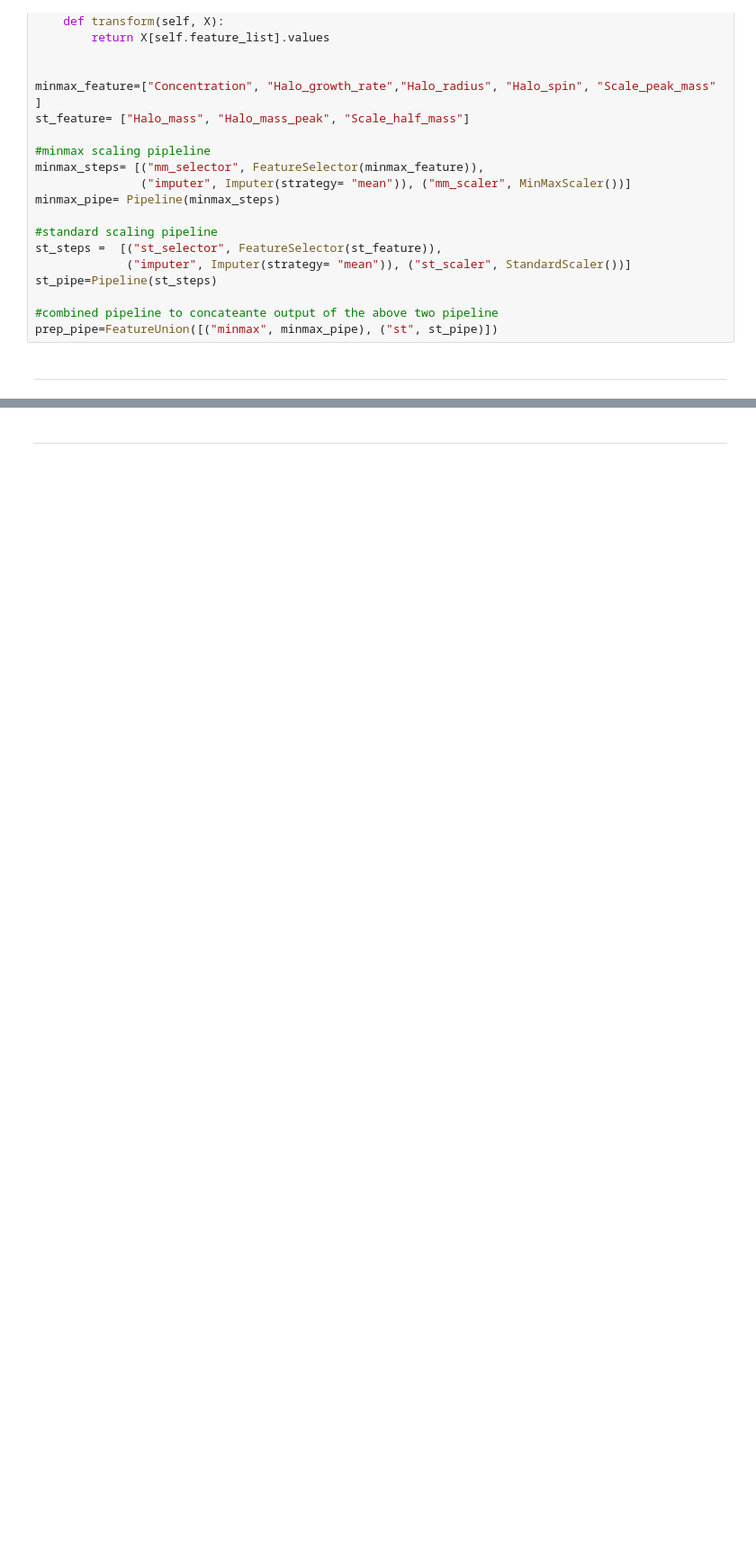
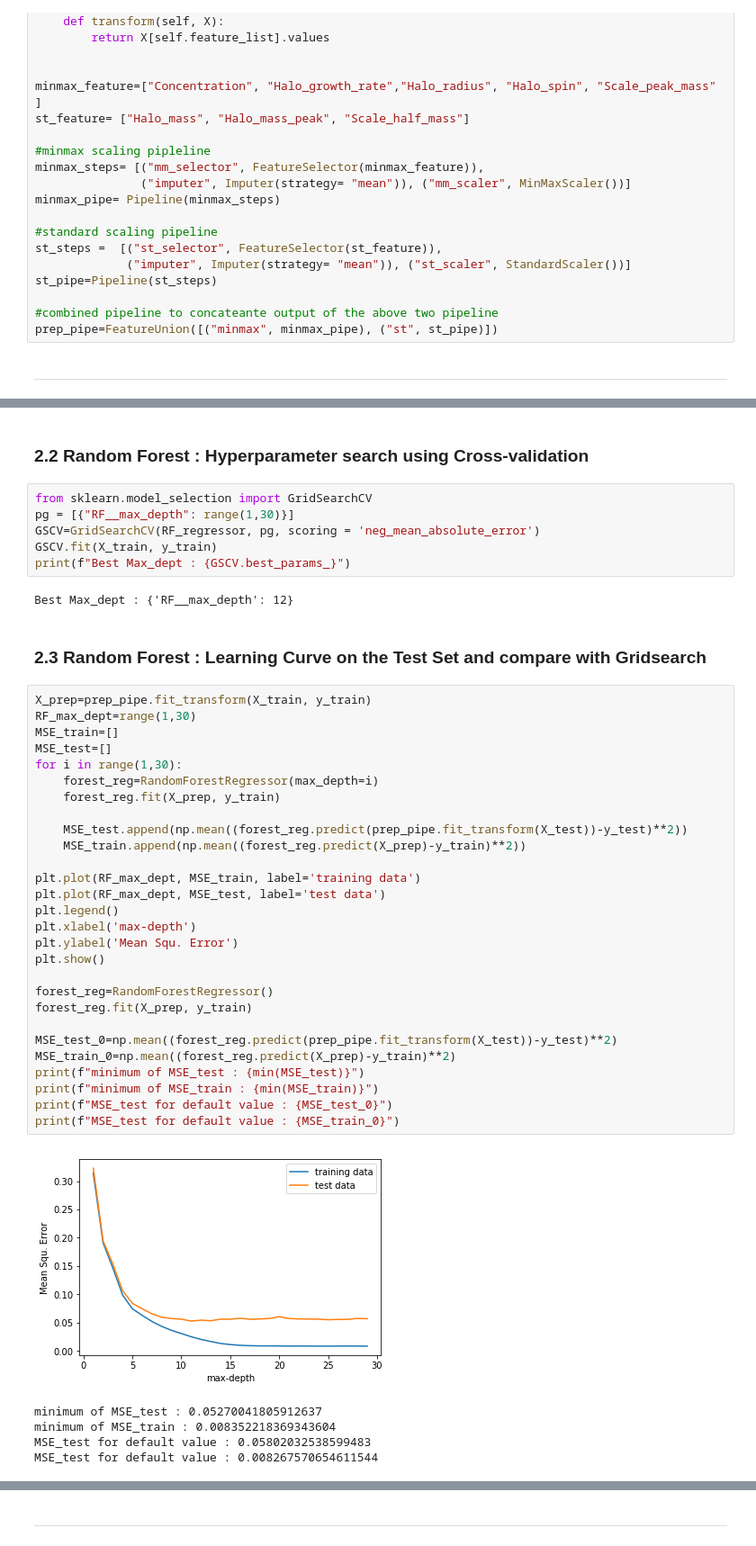
Before and after one commit to khoirulmuzakka/Galaxy_DarkMatterHalo_ML, a Jupyter notebook: galaxy_dark_matter_halo.ipynb, the cells around one changed output, grey strips where cells are left out. Shown at 90% size. Saved outputs shown, nothing was run; the diff lists cells and outputs as text; blank space fills up the shorter version.

```diff
--- a/galaxy_dark_matter_halo.ipynb
+++ b/galaxy_dark_matter_halo.ipynb
@@ -204,0 +188,46 @@ report.plot.scatter(x="SGD Prediction",
+# %% [markdown]
+### 2.2 Random Forest : Hyperparameter search using Cross-validation
+# %%
+from sklearn.model_selection import GridSearchCV
+pg = [{"RF__max_depth": range(1,30)}]
+GSCV=GridSearchCV(RF_regressor, pg, scoring = 'neg_mean_absolute_error')
+GSCV.fit(X_train, y_train)
+print(f"Best Max_dept : {GSCV.best_params_}")
+# %% [output]
+Best Max_dept : {'RF__max_depth': 12}
+# %% [markdown]
+### 2.3 Random Forest : Learning Curve on the Test Set and compare with Gridsearch
+# %%
+X_prep=prep_pipe.fit_transform(X_train, y_train)
+RF_max_dept=range(1,30)
+MSE_train=[]
+MSE_test=[]
+for i in range(1,30):
+    forest_reg=RandomForestRegressor(max_depth=i)
+    forest_reg.fit(X_prep, y_train)
+
+    MSE_test.append(np.mean((forest_reg.predict(prep_pipe.fit_transform(X_test))-y_test)**2))
+    MSE_train.append(np.mean((forest_reg.predict(X_prep)-y_train)**2))
+
+plt.plot(RF_max_dept, MSE_train, label='training data')
+plt.plot(RF_max_dept, MSE_test, label='test data')
+plt.legend()
+plt.xlabel('max-depth')
+plt.ylabel('Mean Squ. Error')
+plt.show()
+
+forest_reg=RandomForestRegressor()
+forest_reg.fit(X_prep, y_train)
+
+MSE_test_0=np.mean((forest_reg.predict(prep_pipe.fit_transform(X_test))-y_test)**2)
+MSE_train_0=np.mean((forest_reg.predict(X_prep)-y_train)**2)
+print(f"minimum of MSE_test : {min(MSE_test)}")
+print(f"minimum of MSE_train : {min(MSE_train)}")
+print(f"MSE_test for default value : {MSE_test_0}")
+print(f"MSE_test for default value : {MSE_train_0}")
+# %% [output]
+[figure, added]
+minimum of MSE_test : 0.05270041805912637
+minimum of MSE_train : 0.008352218369343604
+MSE_test for default value : 0.05802032538599483
+MSE_test for default value : 0.008267570654611544
```
Also changed, not shown: parts of 37 cells of this notebook.
